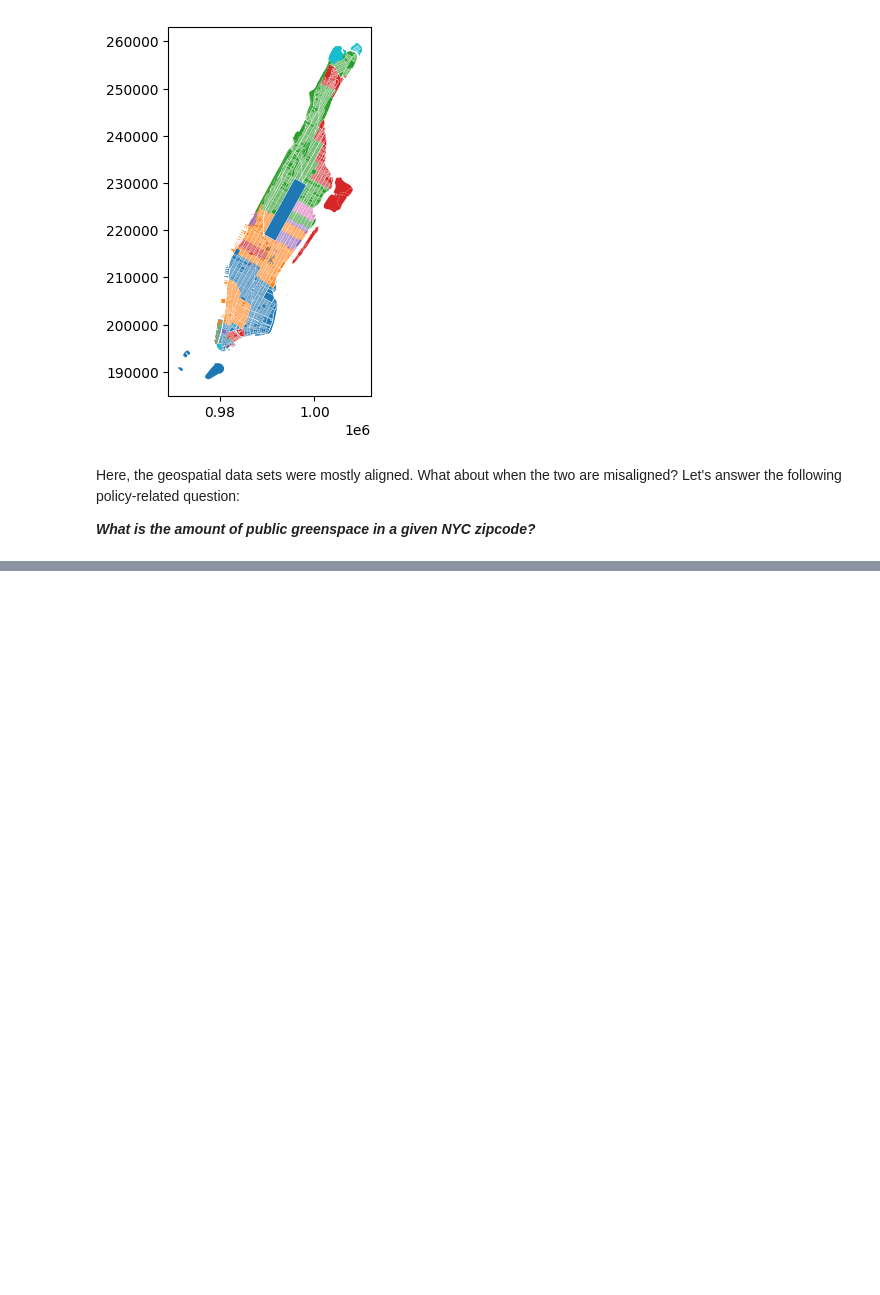
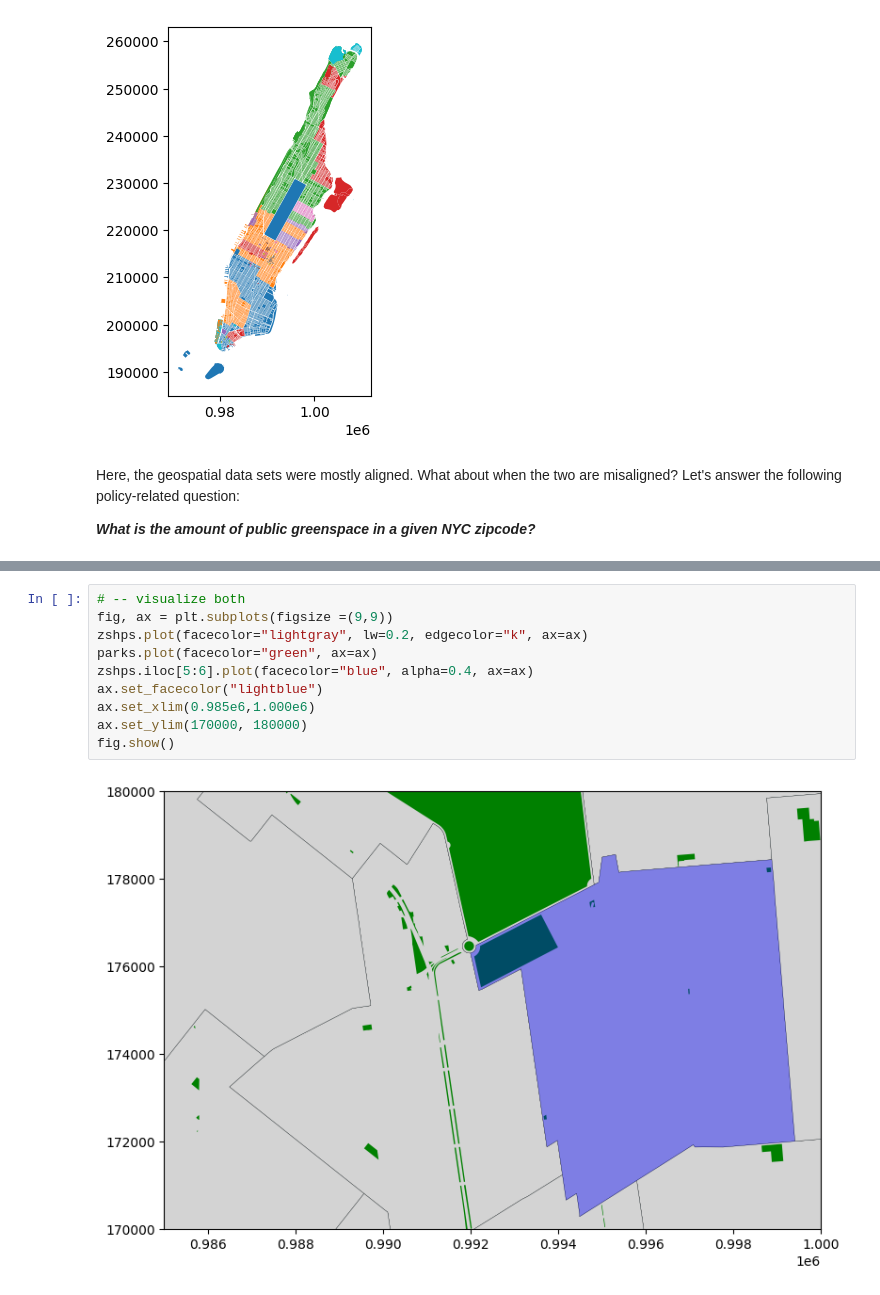
Before and after one commit to ReidelVichot/DSTEP23, a Jupyter notebook: week_9/dstep23_geospatial_intro_part3.ipynb, the cells around one changed output, grey strips where cells are left out. Cells and saved outputs as stored; diff of their text form; blank space fills up the shorter version.

```diff
--- a/week_9/dstep23_geospatial_intro_part3.ipynb
+++ b/week_9/dstep23_geospatial_intro_part3.ipynb
@@ -360,0 +376,12 @@ Here, the geospatial data sets were mostly aligned.  What about when the two are
+# %%
+# -- visualize both
+fig, ax = plt.subplots(figsize =(9,9))
+zshps.plot(facecolor="lightgray", lw=0.2, edgecolor="k", ax=ax)
+parks.plot(facecolor="green", ax=ax)
+zshps.iloc[5:6].plot(facecolor="blue", alpha=0.4, ax=ax)
+ax.set_facecolor("lightblue")
+ax.set_xlim(0.985e6,1.000e6)
+ax.set_ylim(170000, 180000)
+fig.show()
+# %% [output]
+[figure, added]
```
Also changed, not shown: parts of 13 cells of this notebook.
